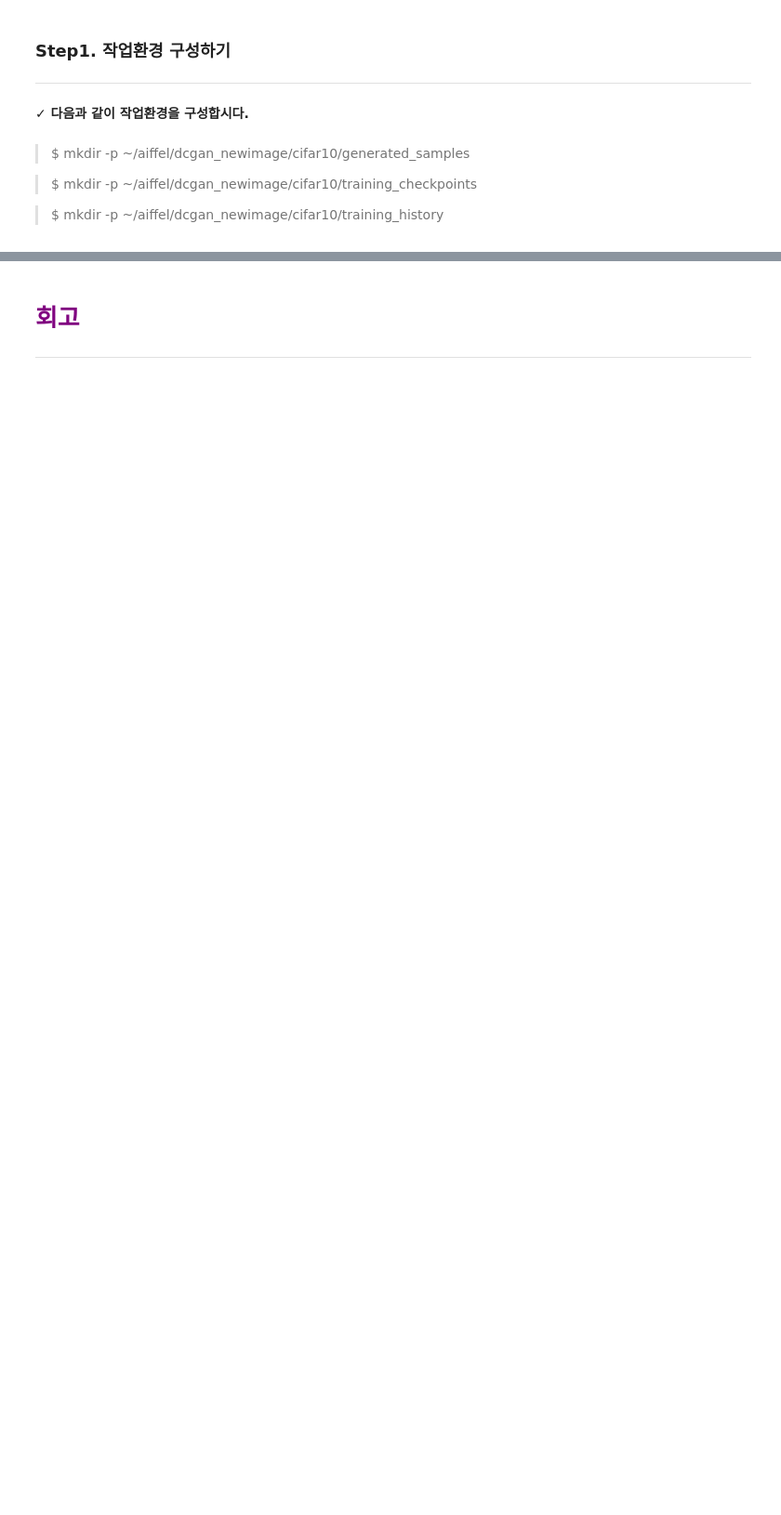
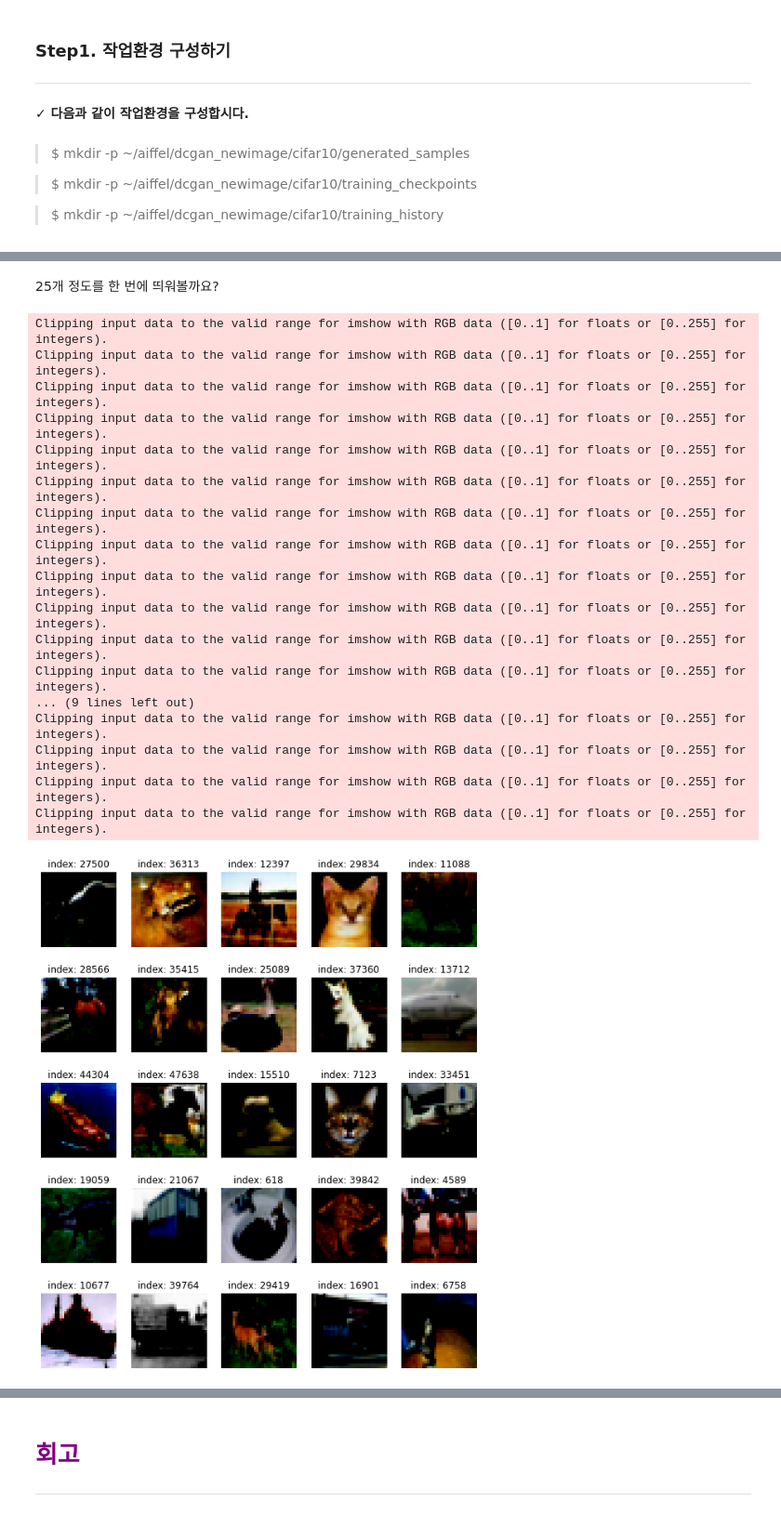
Before and after one commit to nogi519/aiffel, a Jupyter notebook: EXPLORATION12.ipynb, the cells around one changed output, grey strips where cells are left out. Shown at 93% size. Cells and saved outputs as stored; diff of their text form; code cells hidden in the pictures; blank space fills up the shorter version.

```diff
--- a/EXPLORATION12.ipynb
+++ b/EXPLORATION12.ipynb
@@ -205,0 +201,33 @@ Summa의 summarize를 사용하여 추출적 요약을 해보세요.
+# %% [markdown]
+25개 정도를 한 번에 띄워볼까요?
+# %%
+plt.figure(figsize=(10, 12))
+
+for i in range(25):
+    plt.subplot(5, 5, i+1)  # i는 range(25)으로 꺼냈으니 0~24의 숫자로 반복
+                            # plt.subplot(row, col, index) : 여러 개의 이미지를 한 번에 띄우고 싶을 때
+                            # plt.subplot(row, col, index) : index는 1부터 10까지 순서대로 바뀌어야 하니 for문에서 사용하는 i에 1을 i+1을 넣어줌!
+    random_index = np.random.randint(1, 50000)  # numpy에서 랜덤으로 정수를 추출해주는 함수
+    plt.imshow(train_x[random_index].reshape(32, 32, 3), cmap='gray')
+    plt.title(f'index: {random_index}')  # 이미지에 제목으로 라벨값
+    plt.axis('off')  # 불필요한 축을 지워서 깔끔하게
+plt.show()
+# %% [output]
+Clipping input data to the valid range for imshow with RGB data ([0..1] for floats or [0..255] for integers).
+Clipping input data to the valid range for imshow with RGB data ([0..1] for floats or [0..255] for integers).
+Clipping input data to the valid range for imshow with RGB data ([0..1] for floats or [0..255] for integers).
+Clipping input data to the valid range for imshow with RGB data ([0..1] for floats or [0..255] for integers).
+Clipping input data to the valid range for imshow with RGB data ([0..1] for floats or [0..255] for integers).
+Clipping input data to the valid range for imshow with RGB data ([0..1] for floats or [0..255] for integers).
+Clipping input data to the valid range for imshow with RGB data ([0..1] for floats or [0..255] for integers).
+Clipping input data to the valid range for imshow with RGB data ([0..1] for floats or [0..255] for integers).
+Clipping input data to the valid range for imshow with RGB data ([0..1] for floats or [0..255] for integers).
+Clipping input data to the valid range for imshow with RGB data ([0..1] for floats or [0..255] for integers).
+Clipping input data to the valid range for imshow with RGB data ([0..1] for floats or [0..255] for integers).
+Clipping input data to the valid range for imshow with RGB data ([0..1] for floats or [0..255] for integers).
+... (9 lines left out)
+Clipping input data to the valid range for imshow with RGB data ([0..1] for floats or [0..255] for integers).
+Clipping input data to the valid range for imshow with RGB data ([0..1] for floats or [0..255] for integers).
+Clipping input data to the valid range for imshow with RGB data ([0..1] for floats or [0..255] for integers).
+Clipping input data to the valid range for imshow with RGB data ([0..1] for floats or [0..255] for integers).
+[figure, added]
```
Also changed, not shown: parts of 71 cells of this notebook.
